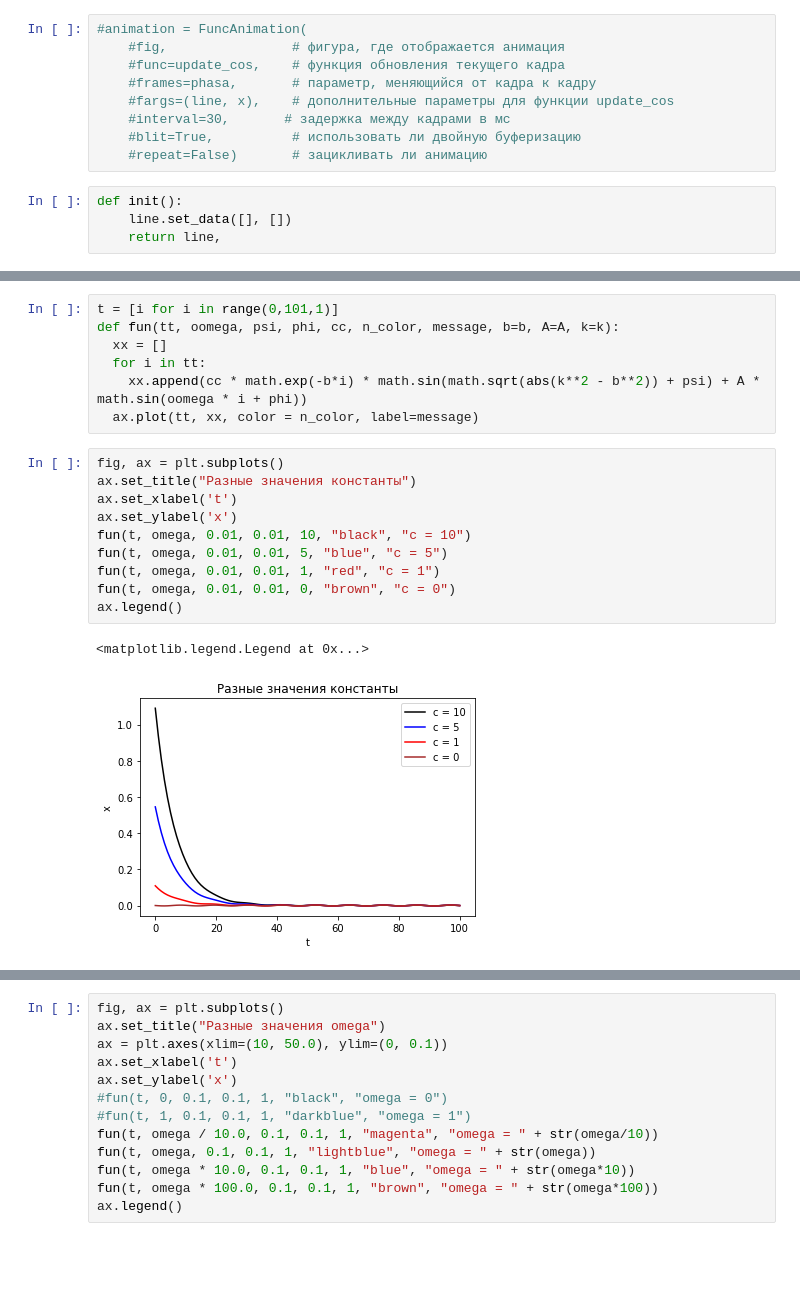
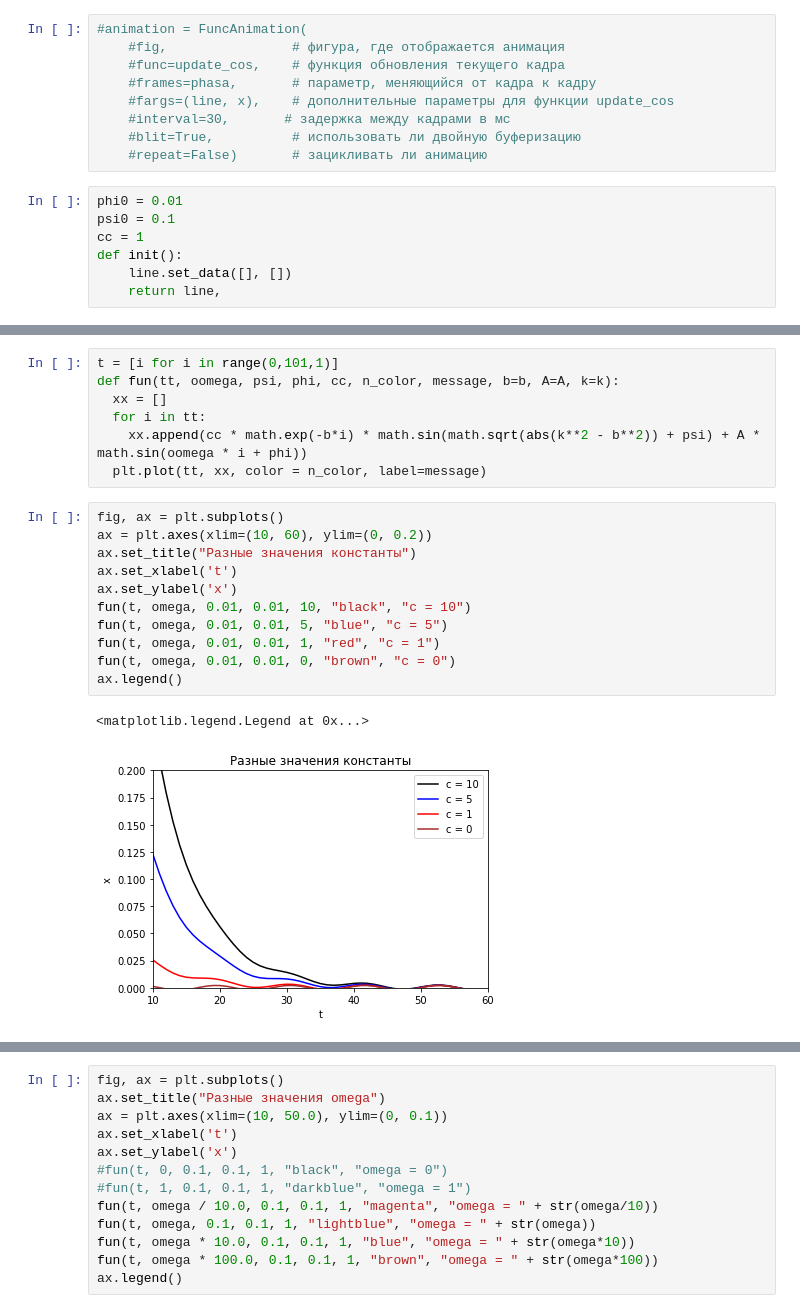
Before and after one commit to Viktory4121/Math_modeling, a Jupyter notebook: ИДЗ2.ipynb, the cells around one changed output, grey strips where cells are left out. Saved outputs shown, nothing was run; the diff lists cells and outputs as text; blank space fills up the shorter version.

```diff
--- a/ИДЗ2.ipynb
+++ b/ИДЗ2.ipynb
@@ -121,6 +122,9 @@ A = a0 / math.sqrt(delta)
     #blit=True,          # использовать ли двойную буферизацию
     #repeat=False)       # зацикливать ли анимацию
 # %%
+phi0 = 0.01
+psi0 = 0.1
+cc = 1
 def init():
     line.set_data([], [])
     return line,
@@ -153,19 +156,20 @@ def fun(tt, oomega, psi, phi, cc, n_color, message, b=b, A=A, k=k):
   xx = []
   for i in tt:
     xx.append(cc * math.exp(-b*i) * math.sin(math.sqrt(abs(k**2 - b**2)) + psi) + A * math.sin(oomega * i + phi))
-  ax.plot(tt, xx, color = n_color, label=message)
+  plt.plot(tt, xx, color = n_color, label=message)
 # %%
 fig, ax = plt.subplots()
+ax = plt.axes(xlim=(10, 60), ylim=(0, 0.2))
 ax.set_title("Разные значения константы")
 ax.set_xlabel('t')
 ax.set_ylabel('x')
 fun(t, omega, 0.01, 0.01, 10, "black", "с = 10")
 fun(t, omega, 0.01, 0.01, 5, "blue", "с = 5")
 fun(t, omega, 0.01, 0.01, 1, "red", "с = 1")
 fun(t, omega, 0.01, 0.01, 0, "brown", "с = 0")
 ax.legend()
 # %% [output]
 <matplotlib.legend.Legend at 0x...>
-[figure, old version]
+[figure, new version]
 # %%
 fig, ax = plt.subplots()
```
Also changed, not shown: parts of 4 cells of this notebook.
